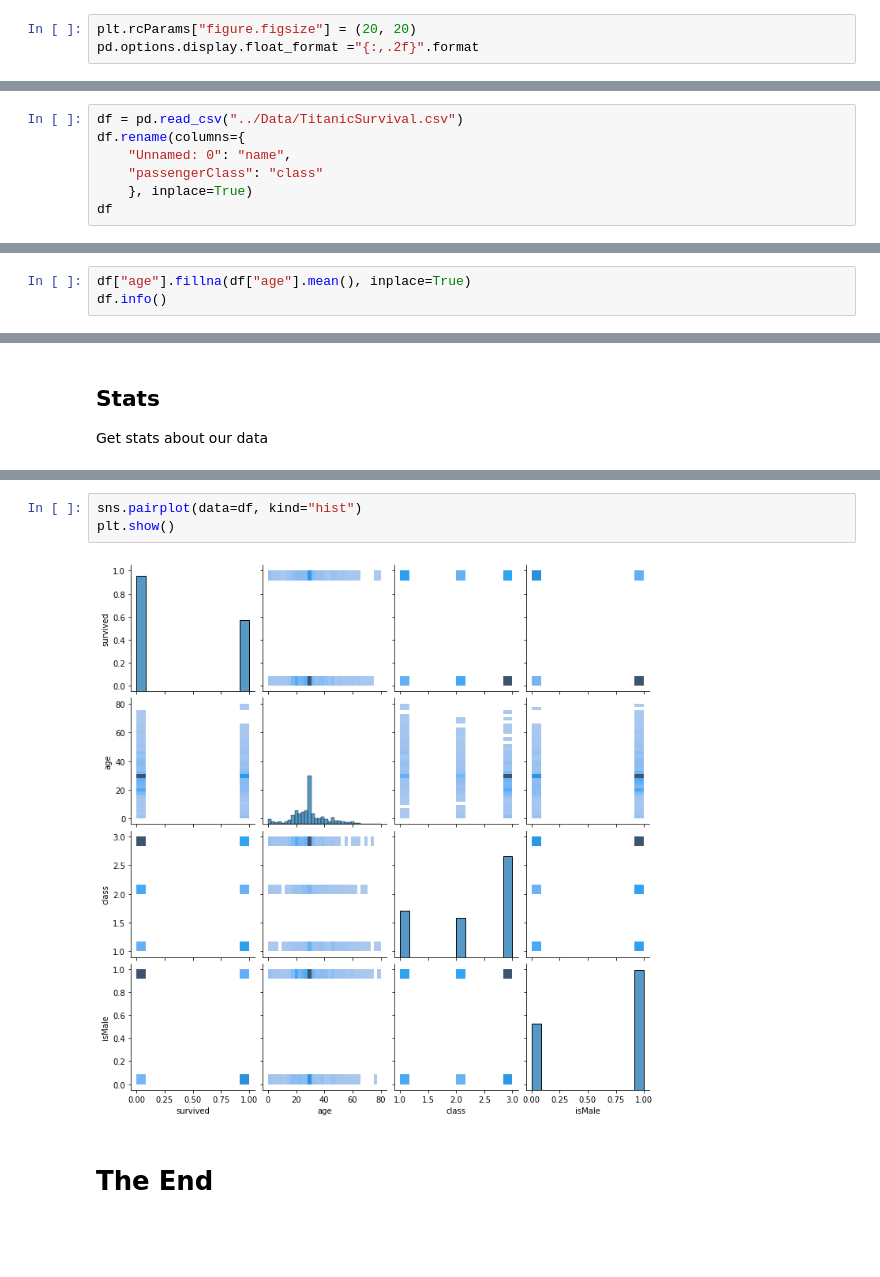
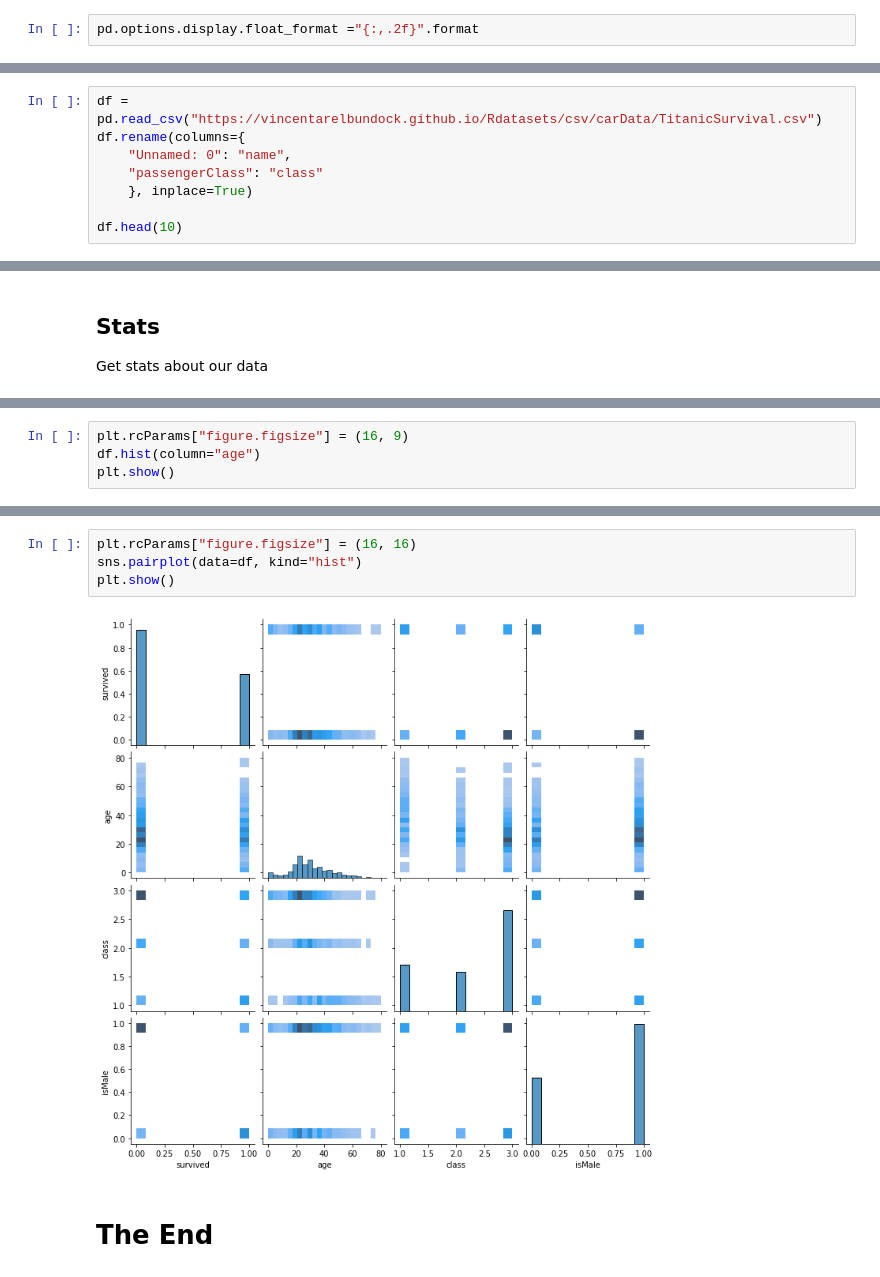
Before and after one commit to FreeLike76/AppliedMachineLearning, a Jupyter notebook: Lab2BasicDataAnalysis/main.ipynb, the cells around one changed output, grey strips where cells are left out. Drawn from its saved outputs; the diff is of its cells as text; blank space fills up the shorter version.

```diff
--- a/Lab2BasicDataAnalysis/main.ipynb
+++ b/Lab2BasicDataAnalysis/main.ipynb
@@ -14,6 +14,5 @@ import seaborn as sns
 # %% [markdown]
 ## Config
 # %%
-plt.rcParams["figure.figsize"] = (20, 20)
 pd.options.display.float_format ="{:,.2f}".format
 # %% [markdown]
@@ -24,10 +271,11 @@ Loading data as DataFrame using pandas
 # %%
-df = pd.read_csv("../Data/TitanicSurvival.csv")
+df = pd.read_csv("https://vincentarelbundock.github.io/Rdatasets/csv/carData/TitanicSurvival.csv")
 df.rename(columns={
     "Unnamed: 0": "name",
     "passengerClass": "class"
     }, inplace=True)
-df
+
+df.head(10)
 # %% [output]
 |  | name | survived | sex | age | class |
 | 0 | Allen, Miss. Elisabeth Walton | yes | female | 29.00 | 1st |
@@ -66,3 +322,0 @@ Only about 20% of values in age column are missing so we will fill NaN's with me
-# %%
-df["age"].fillna(df["age"].mean(), inplace=True)
-df.info()
@@ -129,0 +430,4 @@ df.describe()
+# %%
+plt.rcParams["figure.figsize"] = (16, 9)
+df.hist(column="age")
+plt.show()
@@ -130,7 +436,8 @@ df.describe()
 # %%
+plt.rcParams["figure.figsize"] = (16, 16)
 sns.pairplot(data=df, kind="hist")
 plt.show()
 # %% [output]
-[figure, old version]
+[figure, new version]
 # %% [markdown]
 # The End
```
Also changed, not shown: parts of 39 cells of this notebook.
